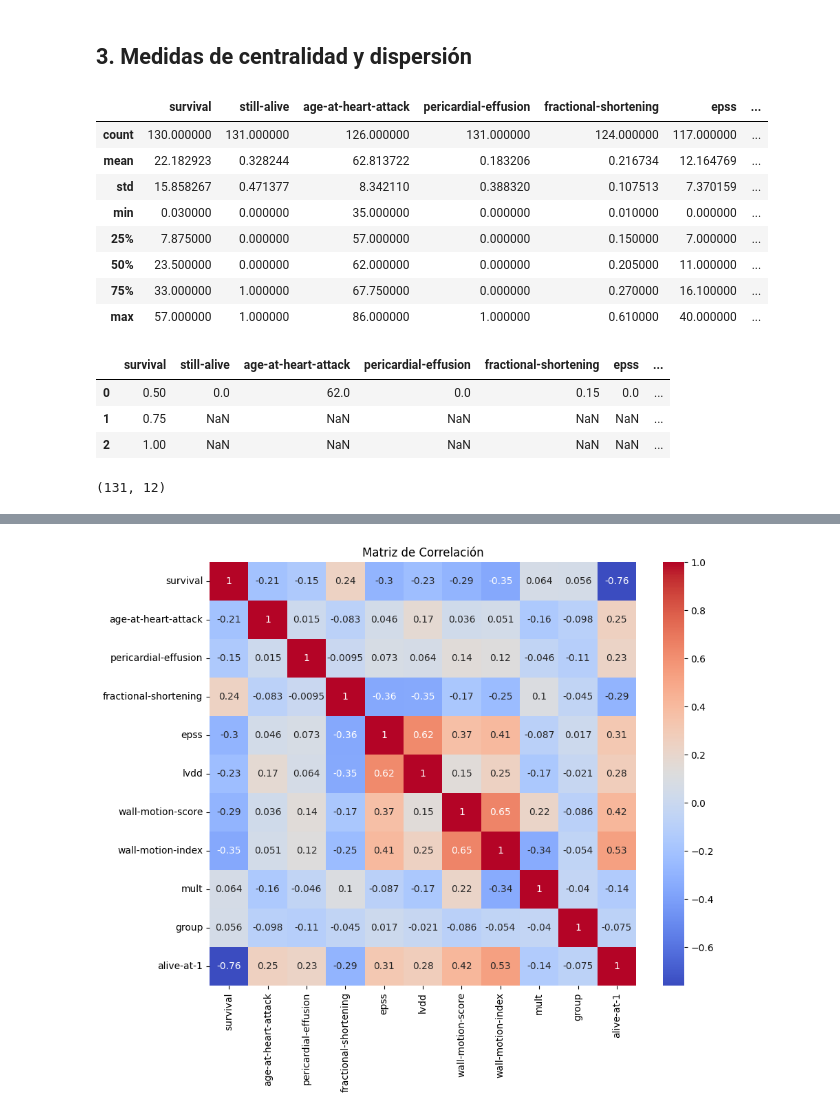
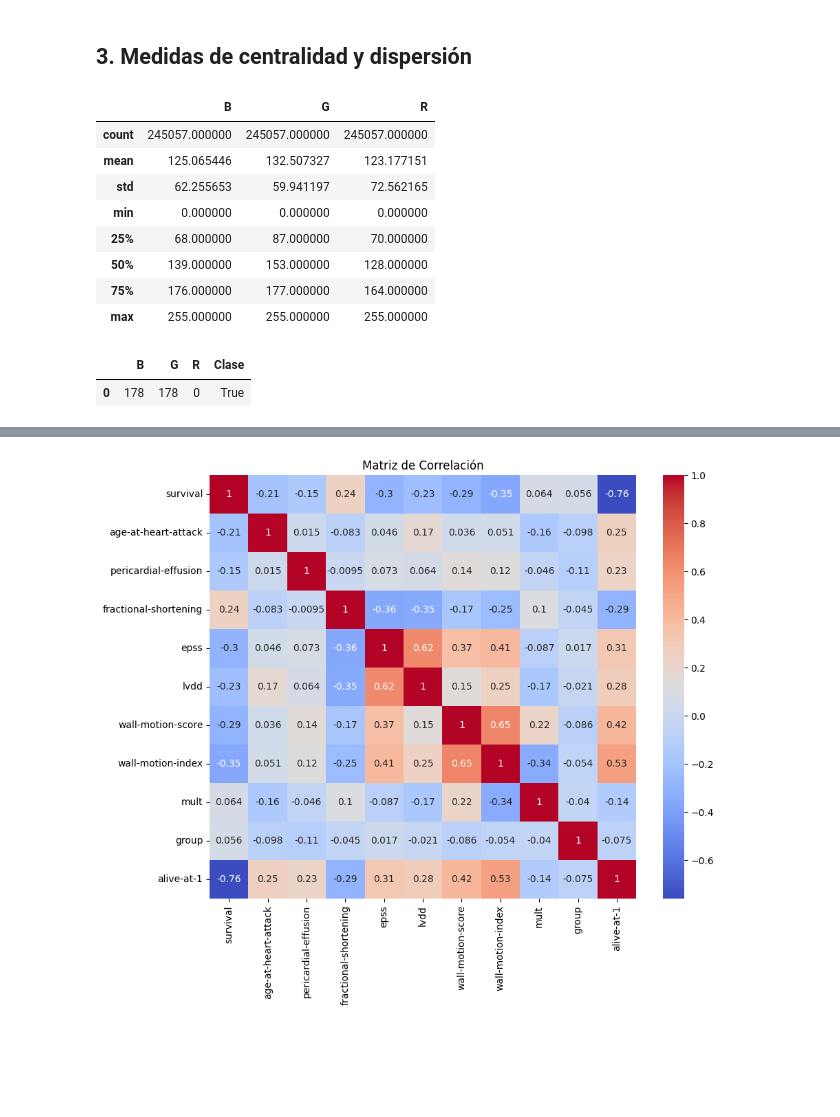
Before and after one commit to marioleandrovanegas/Entrega3U1, a Jupyter notebook: MD/Grupo6_Unidad1_Modulo3.ipynb, the cells around one changed output, grey strips where cells are left out. Cells and saved outputs as stored; diff of their text form; code cells hidden in the pictures; blank space fills up the shorter version.

```diff
--- a/MD/Grupo6_Unidad1_Modulo3.ipynb
+++ b/MD/Grupo6_Unidad1_Modulo3.ipynb
@@ -66,6 +53,6 @@ import matplotlib.pyplot as plt
 # %%
 df = pd.read_csv("/content/Entrega3U1/Skin_NonSkin.txt", sep='\s+', header = None)
 #Asignamos los nomobres de las columnas según recomendación de los autores de la base de datos.
-df.columns = ["R","G","B","Clase"]
+df.columns = ["B","G","R","Clase"]
 df.head()
 # %% [output]
@@ -149 +89,4 @@ data_echo.dtypes
 dtype: object
+# %%
+df['Clase'] = df['Clase'].astype('bool')
+df.dtypes
@@ -151,31 +101,20 @@ dtype: object
 ## **3. Medidas de centralidad y dispersión**
 # %%
 #Medida de centralidad y desviación para atributos numéricos:
-data_echo.describe()
+df.describe()
 # %% [output]
-|  | survival | still-alive | age-at-heart-attack | pericardial-effusion | fractional-shortening | epss | ... |
-| count | 130.000000 | 131.000000 | 126.000000 | 131.000000 | 124.000000 | 117.000000 | ... |
-| mean | 22.182923 | 0.328244 | 62.813722 | 0.183206 | 0.216734 | 12.164769 | ... |
-| std | 15.858267 | 0.471377 | 8.342110 | 0.388320 | 0.107513 | 7.370159 | ... |
-| min | 0.030000 | 0.000000 | 35.000000 | 0.000000 | 0.010000 | 0.000000 | ... |
-| 25% | 7.875000 | 0.000000 | 57.000000 | 0.000000 | 0.150000 | 7.000000 | ... |
-| 50% | 23.500000 | 0.000000 | 62.000000 | 0.000000 | 0.205000 | 11.000000 | ... |
-| 75% | 33.000000 | 1.000000 | 67.750000 | 0.000000 | 0.270000 | 16.100000 | ... |
-| max | 57.000000 | 1.000000 | 86.000000 | 1.000000 | 0.610000 | 40.000000 | ... |
+|  | B | G | R |
+| count | 245057.000000 | 245057.000000 | 245057.000000 |
+| mean | 125.065446 | 132.507327 | 123.177151 |
+| std | 62.255653 | 59.941197 | 72.562165 |
+| min | 0.000000 | 0.000000 | 0.000000 |
+| 25% | 68.000000 | 87.000000 | 70.000000 |
+| 50% | 139.000000 | 153.000000 | 128.000000 |
+| 75% | 176.000000 | 177.000000 | 164.000000 |
+| max | 255.000000 | 255.000000 | 255.000000 |
 # %%
 #Moda de los datos
-data_echo.mode()
+df.mode()
 # %% [output]
-|  | survival | still-alive | age-at-heart-attack | pericardial-effusion | fractional-shortening | epss | ... |
-| 0 | 0.50 | 0.0 | 62.0 | 0.0 | 0.15 | 0.0 | ... |
-| 1 | 0.75 | NaN | NaN | NaN | NaN | NaN | ... |
-| 2 | 1.00 | NaN | NaN | NaN | NaN | NaN | ... |
+|  | B | G | R | Clase |
+| 0 | 178 | 178 | 0 | True |
-# %%
-# Selección de variables numéricas para diagramas de cajas
-
-# Correlación entre los atributos de entrada numéricos
-# Seleccionar primero datos numéricos
-data_num = data_echo.select_dtypes(include=["int64", "float64"])
-data_num.shape
-# %% [output]
-(131, 12)
```
Also changed, not shown: parts of 17 cells of this notebook.
